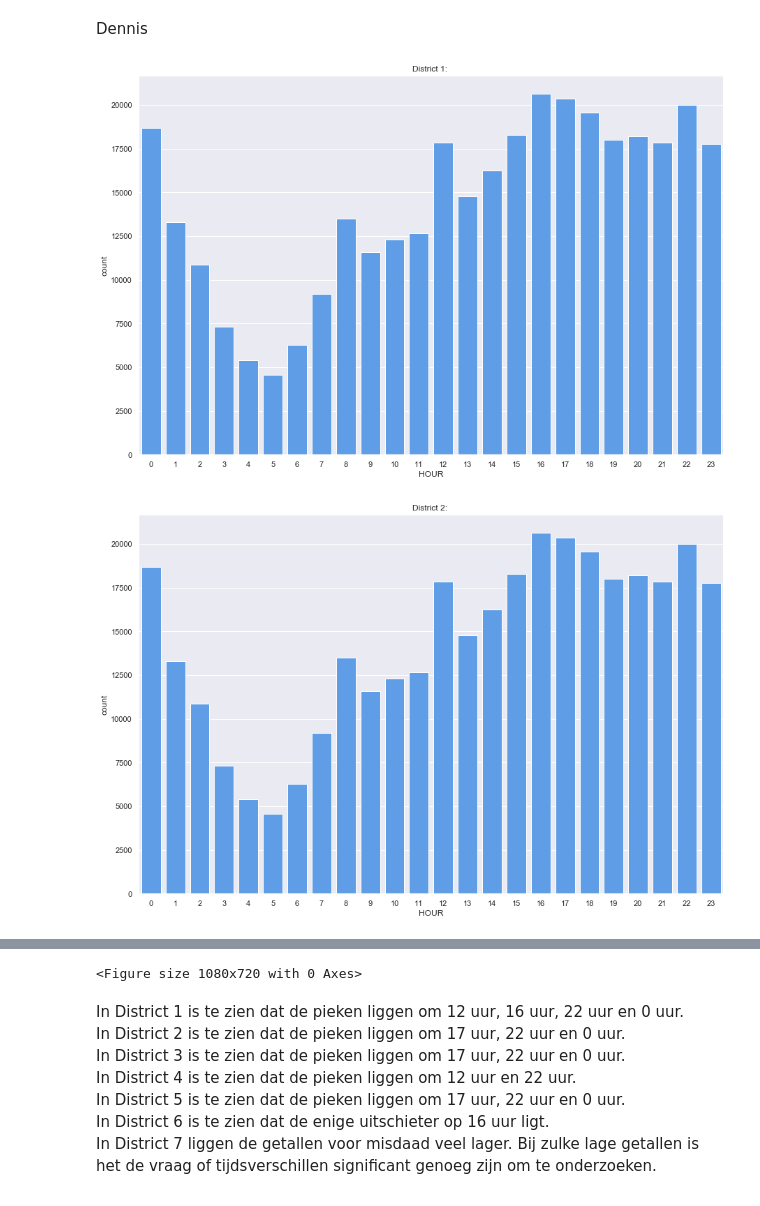
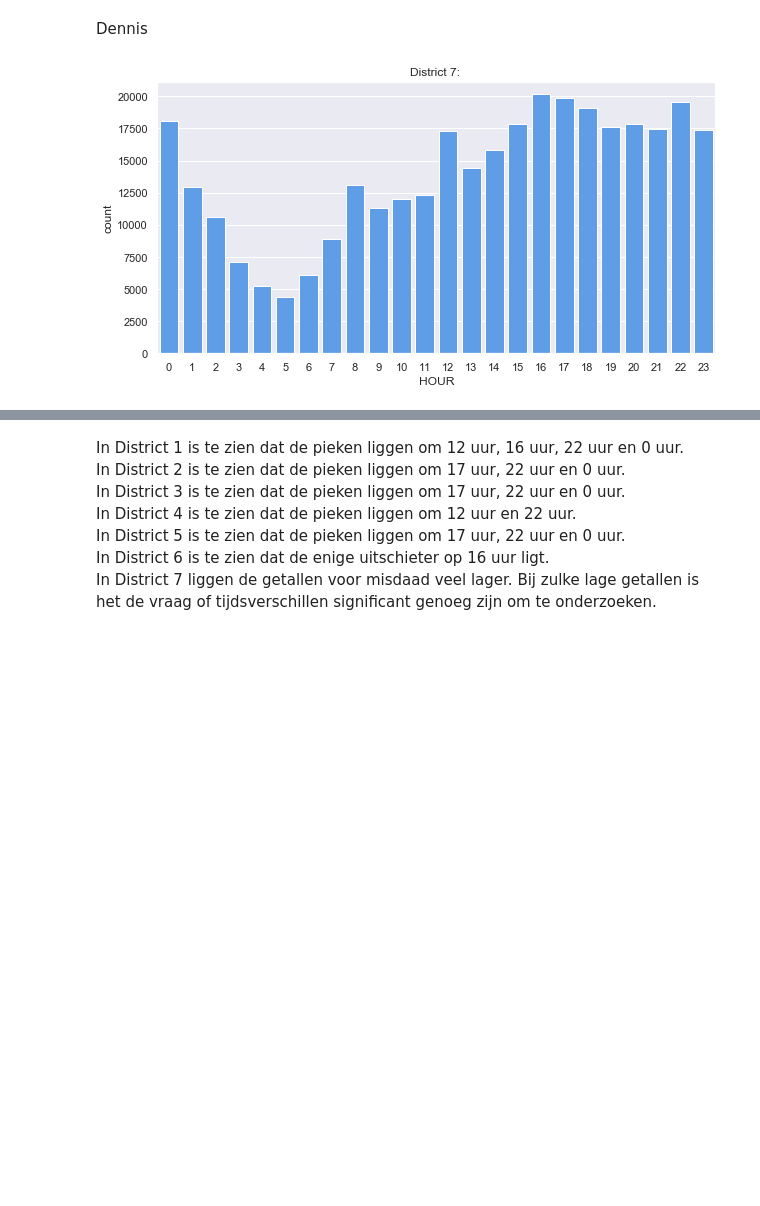
Before and after one commit to S1068835/Misdaad-Denver, a Jupyter notebook: Misdaad_Denver.ipynb, the cells around one changed output, grey strips where cells are left out. Cells and saved outputs as stored; diff of their text form; code cells hidden in the pictures; blank space fills up the shorter version.

```diff
--- a/Misdaad_Denver.ipynb
+++ b/Misdaad_Denver.ipynb
@@ -381,10 +381,8 @@ Dennis
 # %%
 #Inzichtelijk maken in welk uur de meeste misdaden voorkomen.
 for i in crime.sort_values(by='DISTRICT_ID').DISTRICT_ID.unique():
     plt.title("District %s: " % (i))
     district = crime.loc[crime['DISTRICT_ID'] == i]
     sns.countplot(crime['HOUR'], data=crime, color='#499dfc')
-    plt.figure(figsize=(15,10))
 # %% [output]
-[figure, old version]
+[figure, new version]
-[figure, removed]
@@ -396,4 +389,3 @@ for i in crime.sort_values(by='DISTRICT_ID').DISTRICT_ID.unique():
-<Figure size 1080x720 with 0 Axes>
 # %% [markdown]
 In District 1 is te zien dat de pieken liggen om 12 uur, 16 uur, 22 uur en 0 uur. <br>
 In District 2 is te zien dat de pieken liggen om 17 uur, 22 uur en 0 uur.<br>
```
Also changed, not shown: parts of 13 cells of this notebook.
